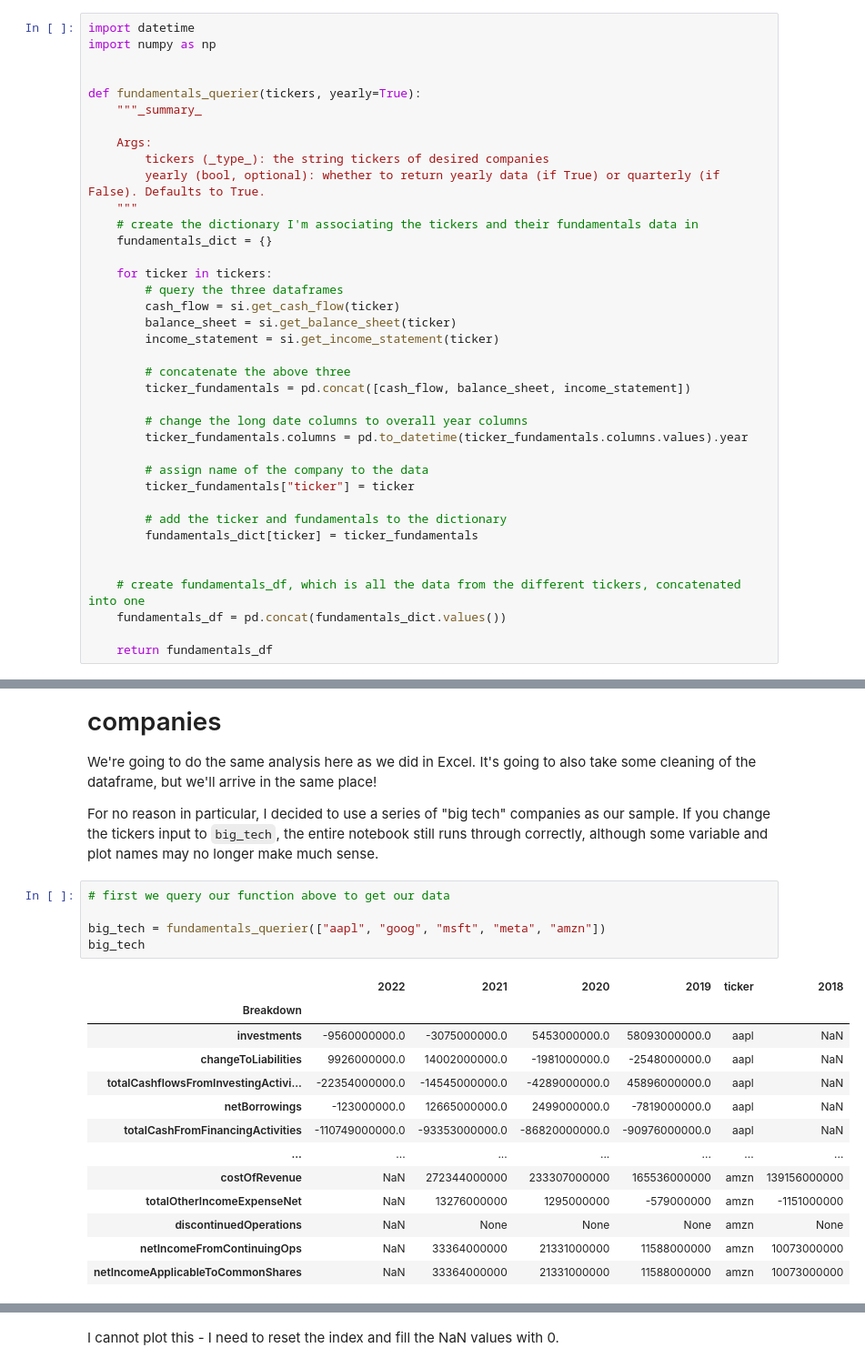
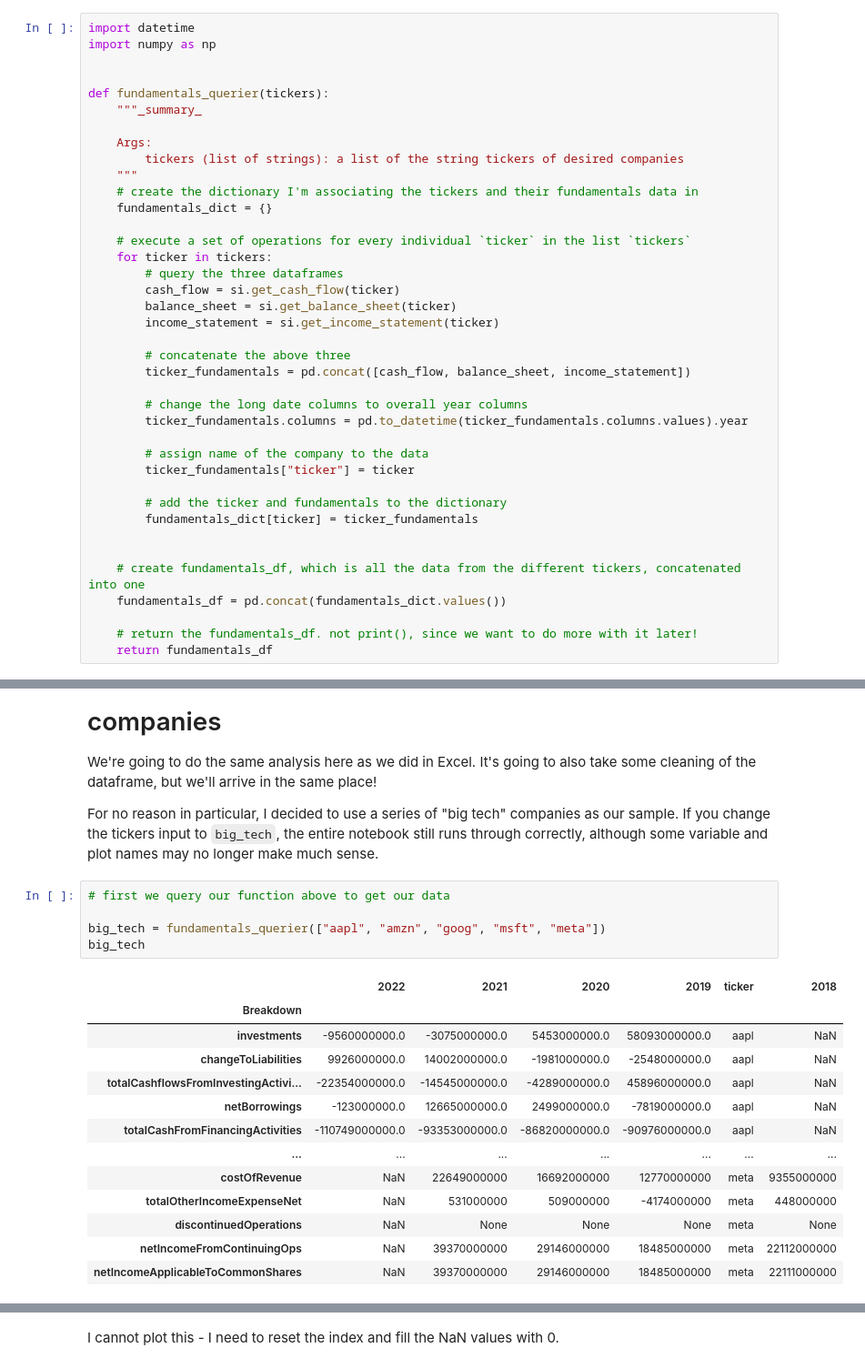
Before and after one commit to HJIzt/power_query_python_equivalent, a Jupyter notebook: query_function.ipynb, the cells around one changed output, grey strips where cells are left out. Shown at 91% size. Drawn from its saved outputs; the diff is of its cells as text.

Commit message:
query_function final update
Better explanations on data tidying

```diff
--- a/query_function.ipynb
+++ b/query_function.ipynb
@@ -84,16 +91,16 @@ import datetime
 import numpy as np
 
 
-def fundamentals_querier(tickers, yearly=True):
+def fundamentals_querier(tickers):
     """_summary_
 
     Args:
-        tickers (_type_): the string tickers of desired companies
-        yearly (bool, optional): whether to return yearly data (if True) or quarterly (if False). Defaults to True.
+        tickers (list of strings): a list of the string tickers of desired companies
     """
     # create the dictionary I'm associating the tickers and their fundamentals data in
     fundamentals_dict = {}
 
+    # execute a set of operations for every individual `ticker` in the list `tickers`
     for ticker in tickers:
         # query the three dataframes
         cash_flow = si.get_cash_flow(ticker)
@@ -116,4 +123,5 @@ def fundamentals_querier(tickers, yearly=True):
     # create fundamentals_df, which is all the data from the different tickers, concatenated into one
     fundamentals_df = pd.concat(fundamentals_dict.values())
 
+    # return the fundamentals_df. not print(), since we want to do more with it later!
     return fundamentals_df
@@ -126,20 +136,20 @@ For no reason in particular, I decided to use a series of "big tech" companies a
 # %%
 # first we query our function above to get our data
 
-big_tech = fundamentals_querier(["aapl", "goog", "msft", "meta", "amzn"])
+big_tech = fundamentals_querier(["aapl", "amzn", "goog", "msft", "meta"])
 big_tech
 # %% [output]
 |  | 2022 | 2021 | 2020 | 2019 | ticker | 2018 |
 | Breakdown |  |  |  |  |  |  |
 | investments | -9560000000.0 | -3075000000.0 | 5453000000.0 | 58093000000.0 | aapl | NaN |
 | changeToLiabilities | 9926000000.0 | 14002000000.0 | -1981000000.0 | -2548000000.0 | aapl | NaN |
 | totalCashflowsFromInvestingActivi... | -22354000000.0 | -14545000000.0 | -4289000000.0 | 45896000000.0 | aapl | NaN |
 | netBorrowings | -123000000.0 | 12665000000.0 | 2499000000.0 | -7819000000.0 | aapl | NaN |
 | totalCashFromFinancingActivities | -110749000000.0 | -93353000000.0 | -86820000000.0 | -90976000000.0 | aapl | NaN |
 | ... | ... | ... | ... | ... | ... | ... |
-| costOfRevenue | NaN | 272344000000 | 233307000000 | 165536000000 | amzn | 139156000000 |
-| totalOtherIncomeExpenseNet | NaN | 13276000000 | 1295000000 | -579000000 | amzn | -1151000000 |
-| discontinuedOperations | NaN | None | None | None | amzn | None |
-| netIncomeFromContinuingOps | NaN | 33364000000 | 21331000000 | 11588000000 | amzn | 10073000000 |
-| netIncomeApplicableToCommonShares | NaN | 33364000000 | 21331000000 | 11588000000 | amzn | 10073000000 |
+| costOfRevenue | NaN | 22649000000 | 16692000000 | 12770000000 | meta | 9355000000 |
+| totalOtherIncomeExpenseNet | NaN | 531000000 | 509000000 | -4174000000 | meta | 448000000 |
+| discontinuedOperations | NaN | None | None | None | meta | None |
+| netIncomeFromContinuingOps | NaN | 39370000000 | 29146000000 | 18485000000 | meta | 22112000000 |
+| netIncomeApplicableToCommonShares | NaN | 39370000000 | 29146000000 | 18485000000 | meta | 22111000000 |
 323 rows × 6 columns
```
Also changed, not shown: parts of 27 cells of this notebook.
